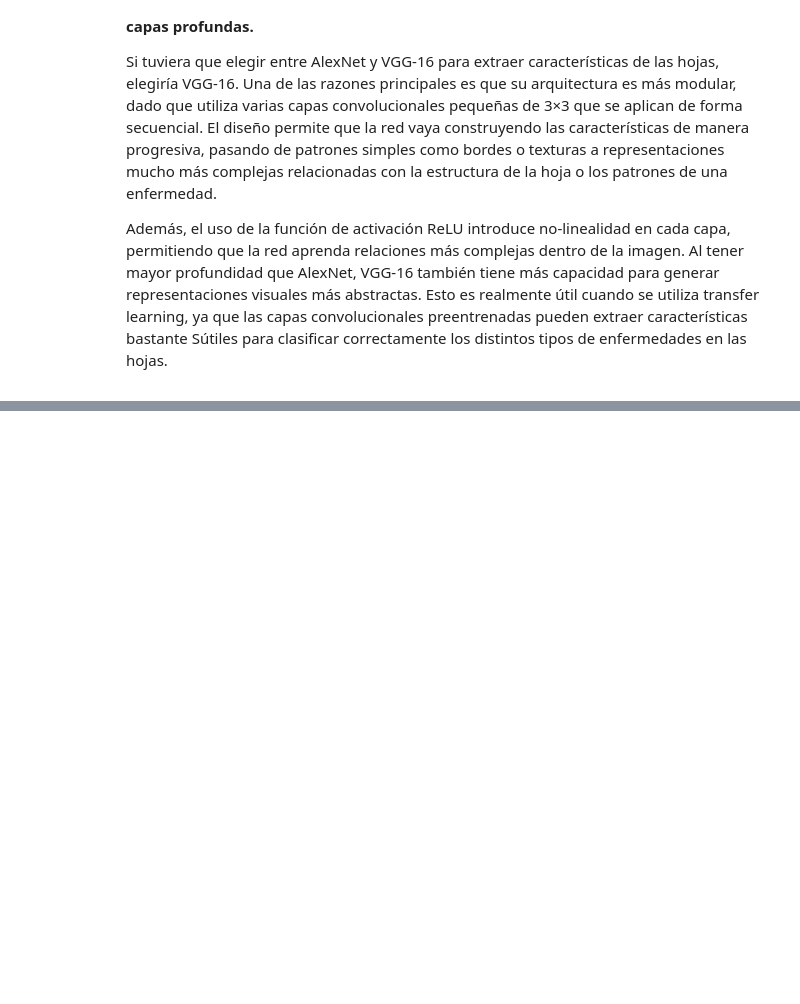
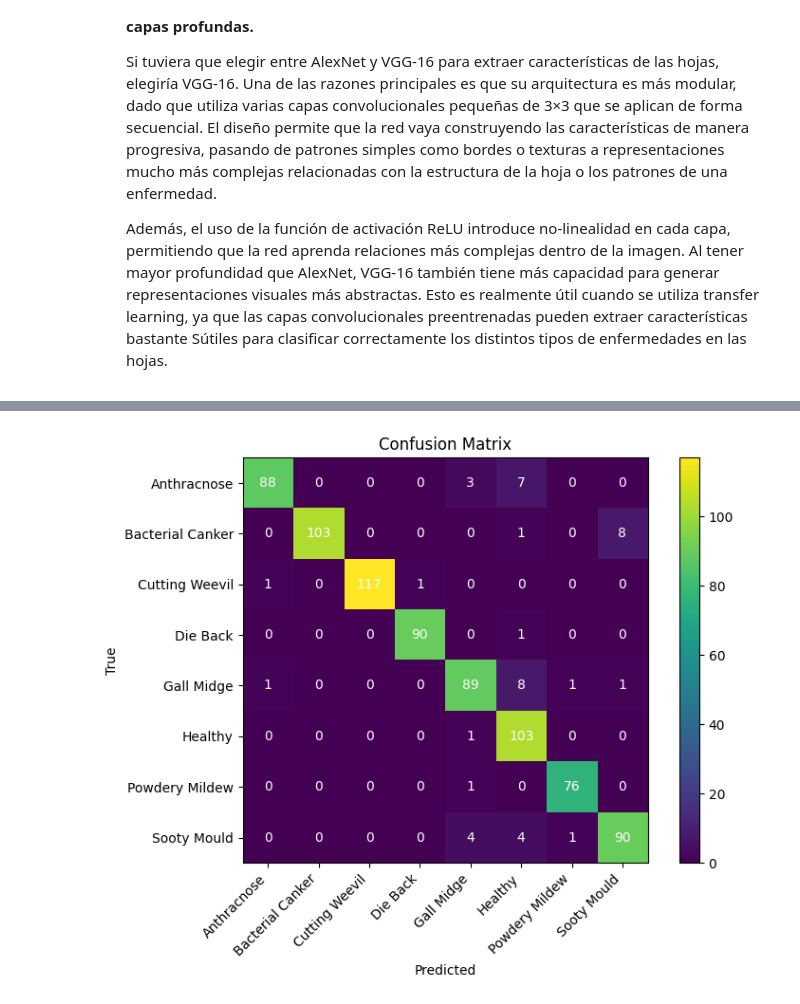
Before and after one commit to alee2602/EC1-VPC, a Jupyter notebook: main.ipynb, the cells around one changed output, grey strips where cells are left out. Saved outputs shown, nothing was run; the diff lists cells and outputs as text; code cells hidden in the pictures; blank space fills up the shorter version.

```diff
--- a/main.ipynb
+++ b/main.ipynb
@@ -30,0 +165,26 @@ Respondan:
+# %%
+model.eval()
+
+num_classes = len(dataset.classes)
+conf_matrix = torch.zeros(num_classes, num_classes, dtype=torch.int64)
+
+correct = 0
+total = 0
+
+with torch.no_grad():
+    for images, labels in test_loader:
+        images = images.to(device)
+        labels = labels.to(device)
+
+        outputs = model(images)
+        preds = outputs.argmax(dim=1)
+
+        correct += (preds == labels).sum().item()
+        total += labels.size(0)
+
+        for t, p in zip(labels.view(-1), preds.view(-1)):
+            conf_matrix[t.long(), p.long()] += 1
+
+accuracy = correct / total
+print(f"Test Accuracy: {accuracy:.4f}")
+print("Confusion Matrix:\n", conf_matrix)
@@ -30,0 +202,21 @@ Respondan:
+# %%
+plt.figure(figsize=(8,6))
+plt.imshow(conf_matrix.cpu().numpy())
+
+plt.title("Confusion Matrix")
+plt.xlabel("Predicted")
+plt.ylabel("True")
+
+plt.xticks(range(num_classes), dataset.classes, rotation=45, ha="right")
+plt.yticks(range(num_classes), dataset.classes)
+
+for i in range(num_classes):
+    for j in range(num_classes):
+        plt.text(j, i, conf_matrix[i, j].item(),
+                 ha="center", va="center", color="white")
+
+plt.colorbar()
+plt.tight_layout()
+plt.show()
+# %% [output]
+[figure, added]
```
Also changed, not shown: parts of 20 cells of this notebook, 1 other file.
